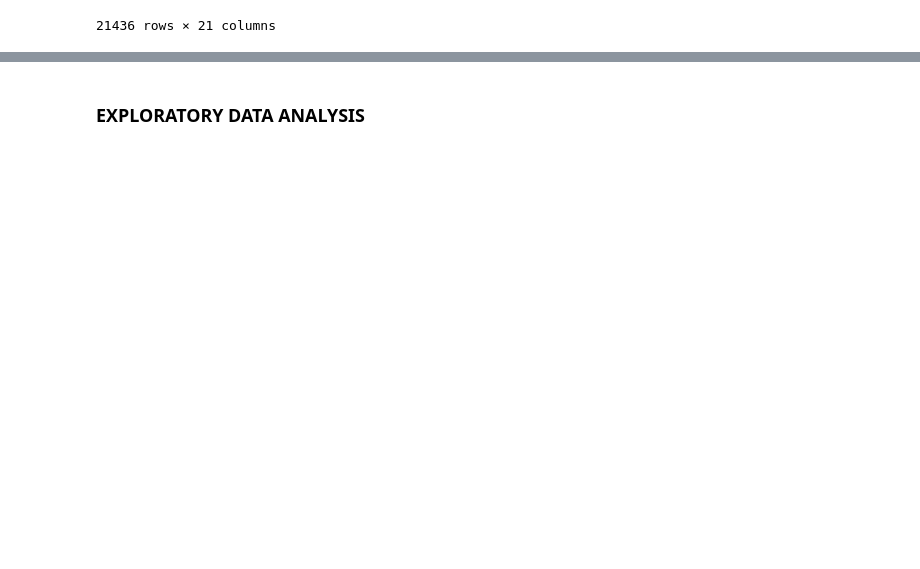
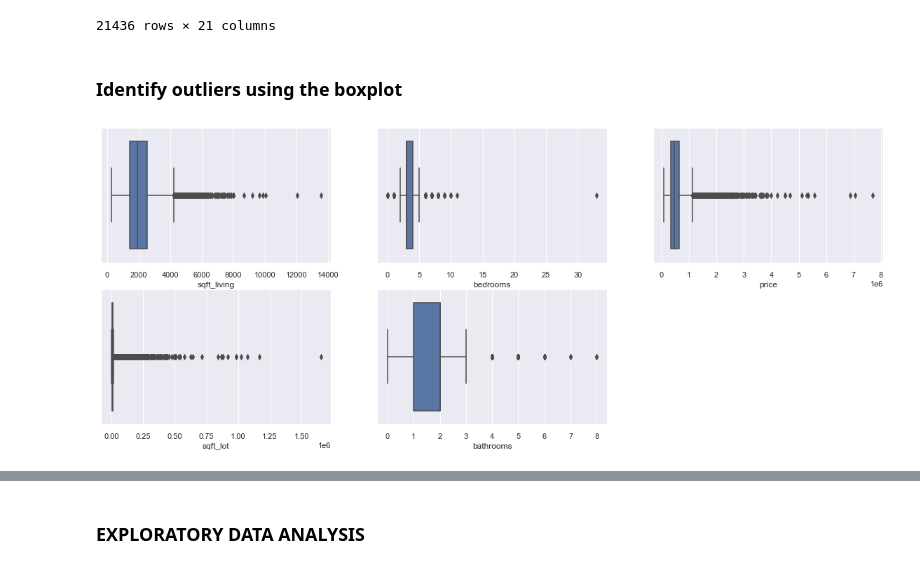
Before and after one commit to olaidekashimawo/King-County-House-Sales, a Jupyter notebook: H_Sale.ipynb, the cells around one changed output, grey strips where cells are left out. Drawn from its saved outputs; the diff is of its cells as text; code cells hidden in the pictures; blank space fills up the shorter version.

```diff
--- a/H_Sale.ipynb
+++ b/H_Sale.ipynb
@@ -204,3 +213,22 @@ H_Sales.drop_duplicates(subset='id', keep='first', inplace=False, ignore_index=F
 #Drop the columns "id" from axis 1
 
 H_Sales = H_Sales.drop(['id', 'zipcode','lat','long'], axis=1)
+# %% [markdown]
+###  Identify outliers using the boxplot
+# %%
+# Identify outliers using the boxplot
+plt.figure(figsize=(20,12))
+
+plt.subplot(331)
+sns.boxplot(H_Sales.sqft_living)
+plt.subplot(332)
+sns.boxplot(H_Sales.bedrooms)
+plt.subplot(333)
+sns.boxplot(H_Sales.price)
+plt.subplot(334)
+sns.boxplot(H_Sales.sqft_lot)
+plt.subplot(335)
+sns.boxplot(H_Sales.bathrooms.astype('int'))
+plt.show()
+# %% [output]
+[figure, added]
```
Also changed, not shown: parts of 78 cells of this notebook.
